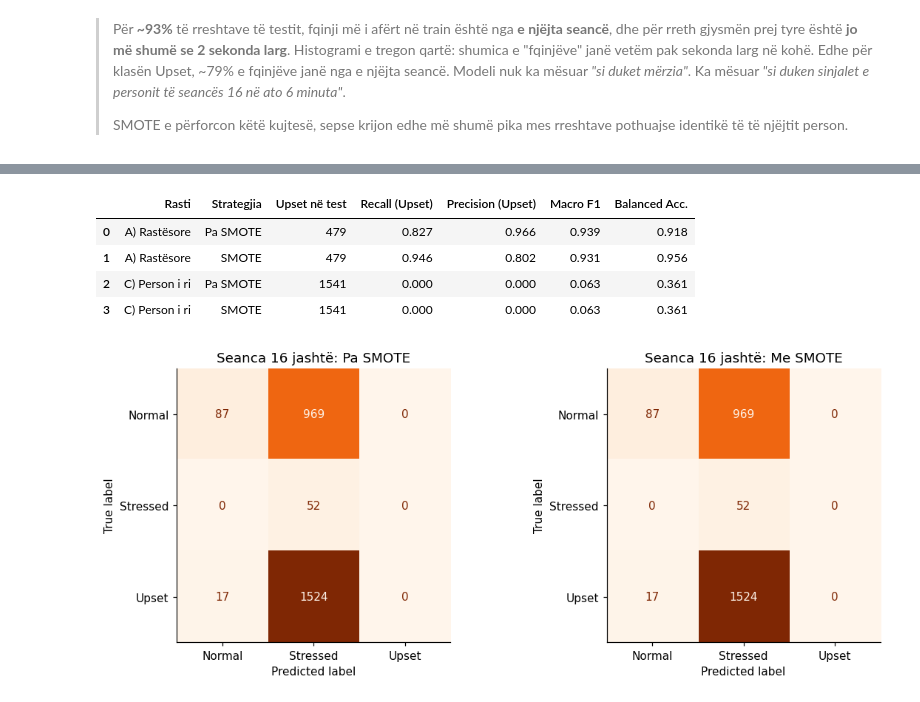
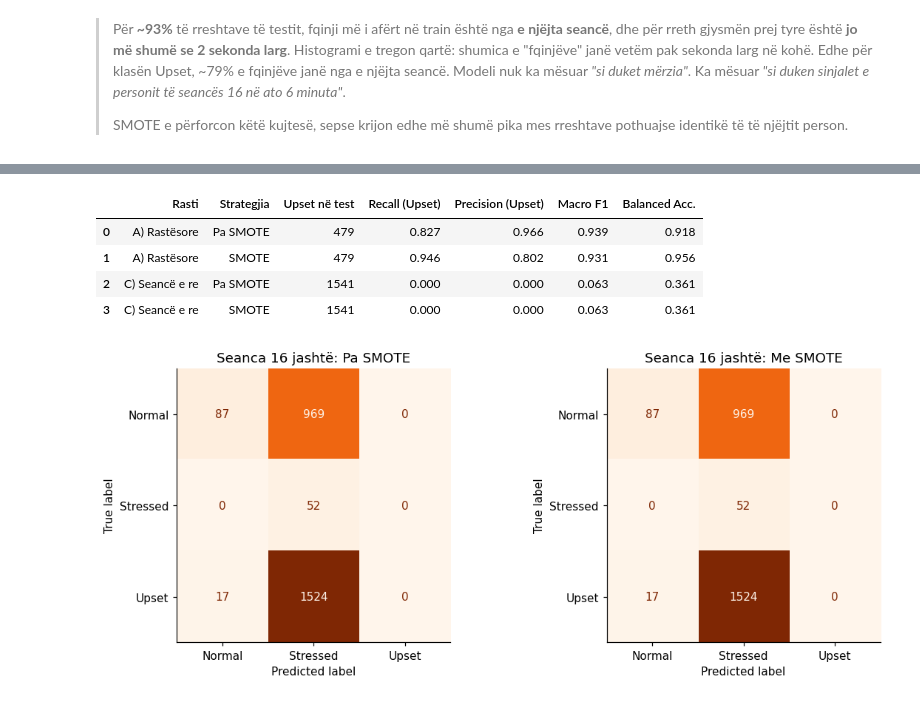
Before and after one commit to albenaveseli/the-missing-1.54-smote, a Jupyter notebook: SMOTE_BIOSTRESS.ipynb, the cells around one changed output, grey strips where cells are left out. Saved outputs shown, nothing was run; the diff lists cells and outputs as text; code cells hidden in the pictures.

```diff
--- a/SMOTE_BIOSTRESS.ipynb
+++ b/SMOTE_BIOSTRESS.ipynb
@@ -633,16 +637,16 @@ Tani simulojmë situatën reale: **një person** që modeli nuk e ka parë kurr
 # %%
 maska_C = (bio.seanca == 16).to_numpy()
 
 rC_pa = eksperiment(maska_C, "asgje")
 rC_me = eksperiment(maska_C, "smote")
-rezultatet += [metrikat(rC_pa, "C) Person i ri", "Pa SMOTE"), metrikat(rC_me, "C) Person i ri", "SMOTE")]
+rezultatet += [metrikat(rC_pa, "C) Seancë e re", "Pa SMOTE"), metrikat(rC_me, "C) Seancë e re", "SMOTE")]
 pd.DataFrame(rezultatet).round(3)
 # %% [output]
 |  | Rasti | Strategjia | Upset në test | Recall (Upset) | Precision (Upset) | Macro F1 | Balanced Acc. |
 | 0 | A) Rastësore | Pa SMOTE | 479 | 0.827 | 0.966 | 0.939 | 0.918 |
 | 1 | A) Rastësore | SMOTE | 479 | 0.946 | 0.802 | 0.931 | 0.956 |
-| 2 | C) Person i ri | Pa SMOTE | 1541 | 0.000 | 0.000 | 0.063 | 0.361 |
-| 3 | C) Person i ri | SMOTE | 1541 | 0.000 | 0.000 | 0.063 | 0.361 |
+| 2 | C) Seancë e re | Pa SMOTE | 1541 | 0.000 | 0.000 | 0.063 | 0.361 |
+| 3 | C) Seancë e re | SMOTE | 1541 | 0.000 | 0.000 | 0.063 | 0.361 |
 # %%
 matricat(rC_pa, rC_me, "Seanca 16 jashtë")
 # %% [output]
```
Also changed, not shown: parts of 16 cells of this notebook, 4 other files.
